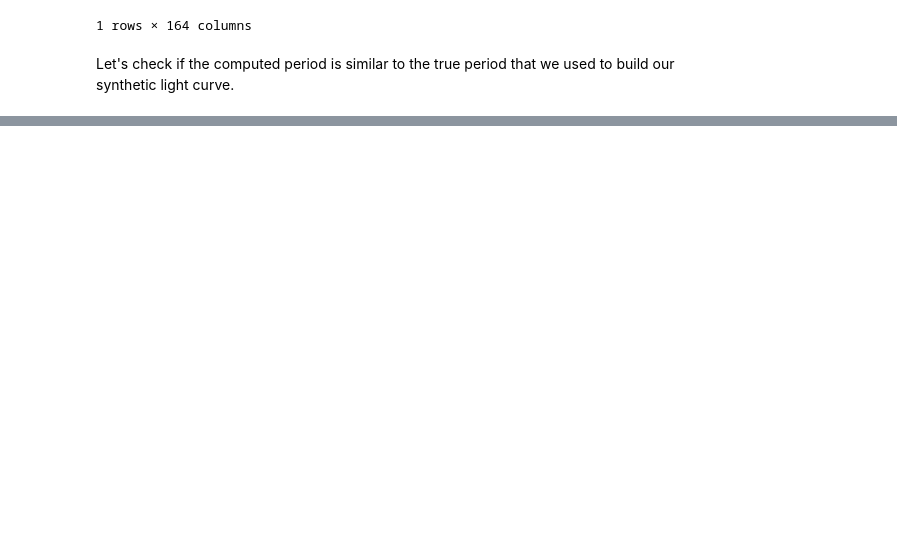
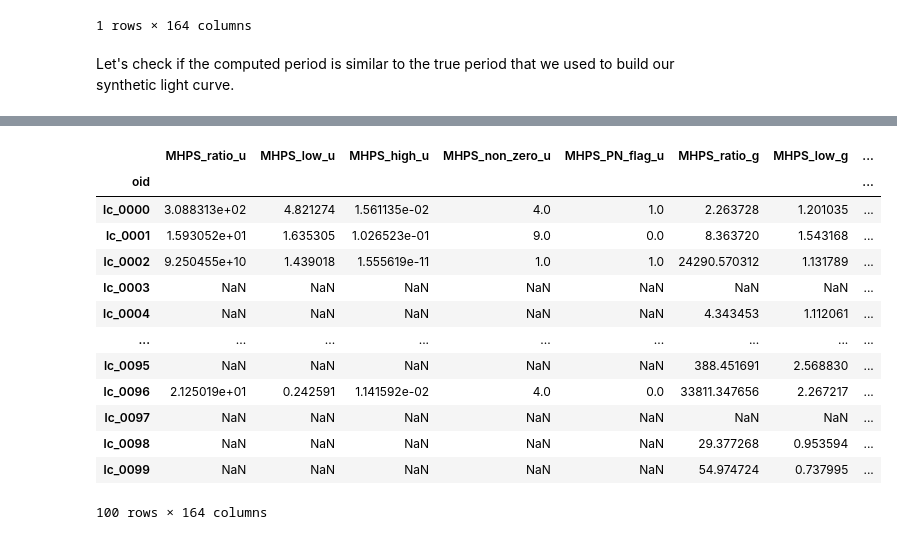
Before and after one commit to alercebroker/lc_classifier, a Jupyter notebook: examples/feature_extraction.ipynb, the cells around one changed output, grey strips where cells are left out. Saved outputs shown, nothing was run; the diff lists cells and outputs as text; code cells hidden in the pictures; blank space fills up the shorter version.

```diff
--- a/examples/feature_extraction.ipynb
+++ b/examples/feature_extraction.ipynb
@@ -136,0 +194,18 @@ features[period_feature_names]
+# %%
+features = feature_extractor.compute_features(lightcurves)
+features
+# %% [output]
+|  | MHPS_ratio_u | MHPS_low_u | MHPS_high_u | MHPS_non_zero_u | MHPS_PN_flag_u | MHPS_ratio_g | MHPS_low_g | ... |
+| oid |  |  |  |  |  |  |  | ... |
+| lc_0000 | 3.088313e+02 | 4.821274 | 1.561135e-02 | 4.0 | 1.0 | 2.263728 | 1.201035 | ... |
+| lc_0001 | 1.593052e+01 | 1.635305 | 1.026523e-01 | 9.0 | 0.0 | 8.363720 | 1.543168 | ... |
+| lc_0002 | 9.250455e+10 | 1.439018 | 1.555619e-11 | 1.0 | 1.0 | 24290.570312 | 1.131789 | ... |
+| lc_0003 | NaN | NaN | NaN | NaN | NaN | NaN | NaN | ... |
+| lc_0004 | NaN | NaN | NaN | NaN | NaN | 4.343453 | 1.112061 | ... |
+| ... | ... | ... | ... | ... | ... | ... | ... | ... |
+| lc_0095 | NaN | NaN | NaN | NaN | NaN | 388.451691 | 2.568830 | ... |
+| lc_0096 | 2.125019e+01 | 0.242591 | 1.141592e-02 | 4.0 | 0.0 | 33811.347656 | 2.267217 | ... |
+| lc_0097 | NaN | NaN | NaN | NaN | NaN | NaN | NaN | ... |
+| lc_0098 | NaN | NaN | NaN | NaN | NaN | 29.377268 | 0.953594 | ... |
+| lc_0099 | NaN | NaN | NaN | NaN | NaN | 54.974724 | 0.737995 | ... |
+100 rows × 164 columns
```
Also changed, not shown: parts of 11 cells of this notebook, 2 other files.
